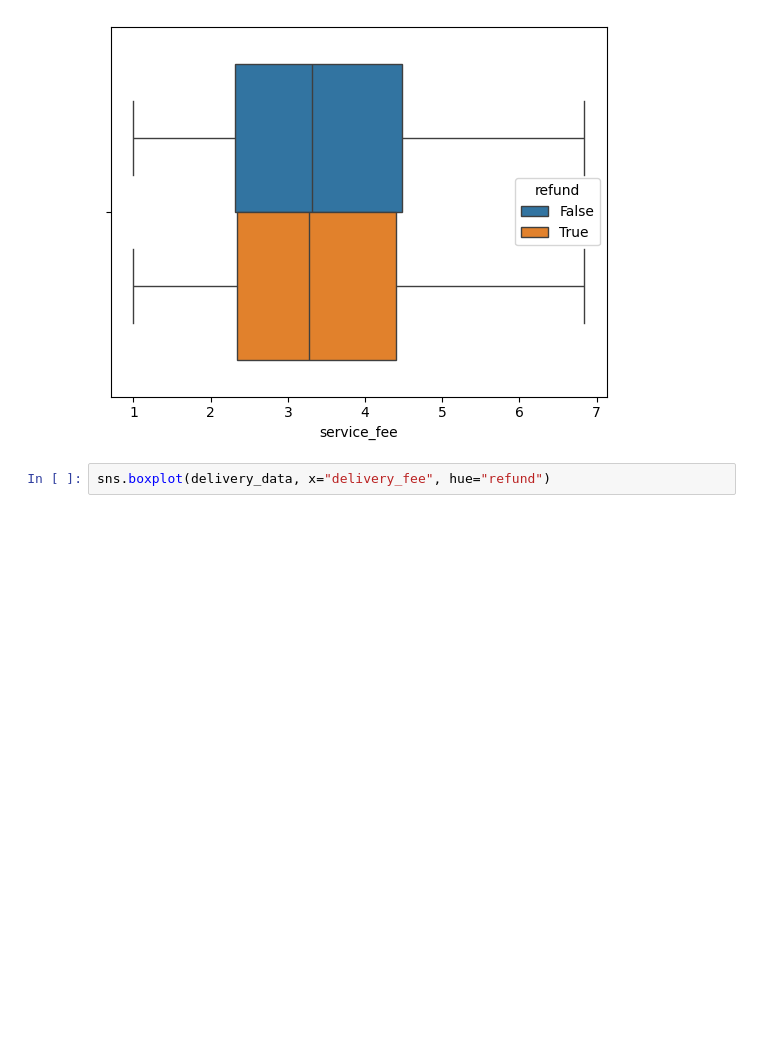
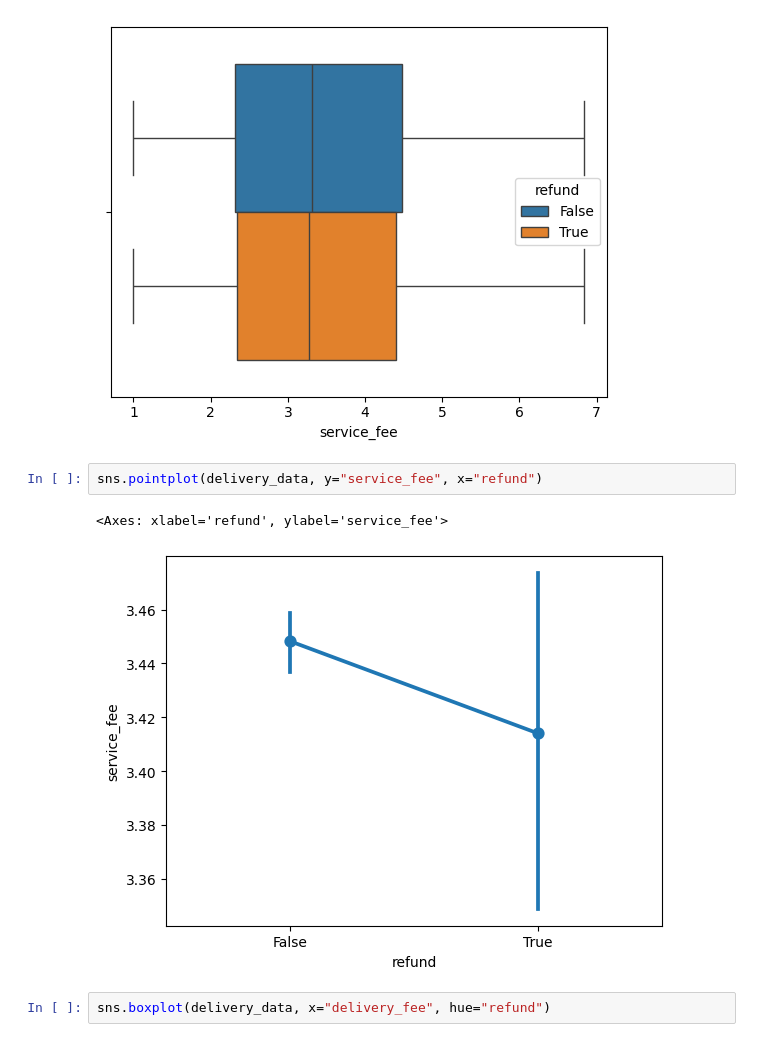
Before and after one commit to PigStep/ML-Delivery-Refund-Research, a Jupyter notebook: notebook/notebook.ipynb, the cells around one changed output. Cells and saved outputs as stored; diff of their text form; blank space fills up the shorter version.

```diff
--- a/notebook/notebook.ipynb
+++ b/notebook/notebook.ipynb
@@ -384,6 +407,11 @@ sns.boxplot(delivery_data, x="service_fee", hue="refund")
 # %% [output]
 <Axes: xlabel='service_fee'>
 [figure]
+# %%
+sns.pointplot(delivery_data, y="service_fee", x="refund")
+# %% [output]
+<Axes: xlabel='refund', ylabel='service_fee'>
+[figure, added]
 # %%
 sns.boxplot(delivery_data, x="delivery_fee", hue="refund")
 # %% [output]
```
Also changed, not shown: parts of 21 cells of this notebook.
